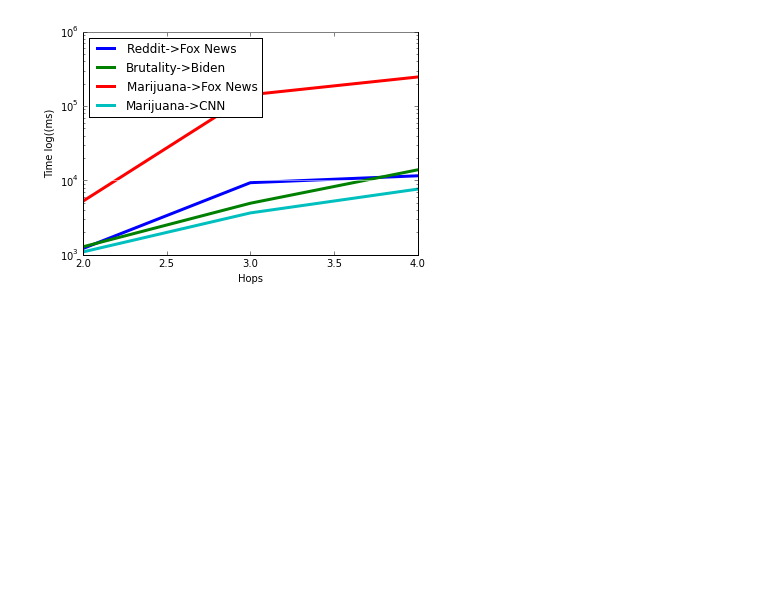
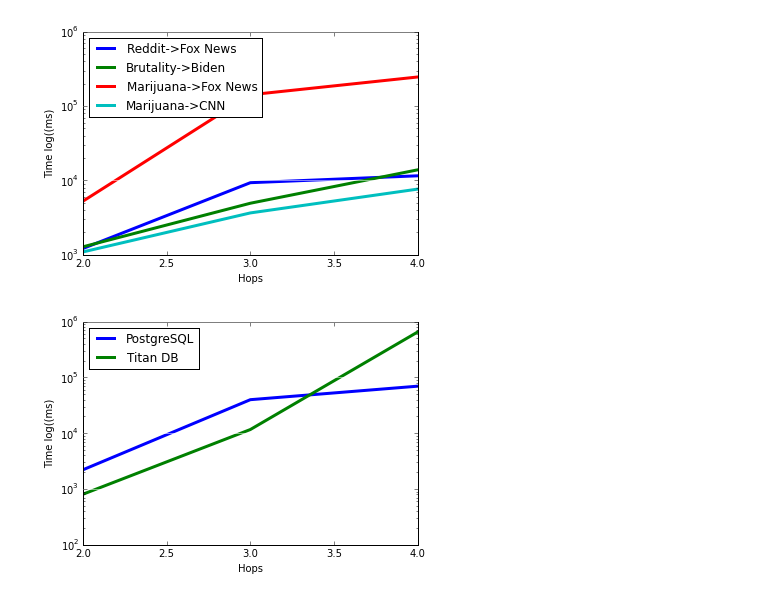
Before and after one commit to cegme/kbinference, a Jupyter notebook: notebooks/DissertationGraphs.ipynb, the cells around one changed output. Drawn from its saved outputs; the diff is of its cells as text; code cells hidden in the pictures; blank space fills up the shorter version.

Commit message:
Added new graph with data from both pg and titan, it shows a cool cross over

```diff
--- a/notebooks/DissertationGraphs.ipynb
+++ b/notebooks/DissertationGraphs.ipynb
@@ -124,3 +124,21 @@ plt.grid(axis = 'y', color ='white', linestyle='-')
 plt.yscale('log')
 # %% [output]
 [figure]
+# %%
+x = [2,3,4]
+
+y = [(1214.813+1280.593+5252.179+1092.694)/4,(9315.348+4932.598+141597.583+3654.444)/4,(11531.648+13872.730+245465.62+7640.435)/4]
+p1, = plt.plot(x,y,label="PostgreSQL",linewidth=3.0)
+
+
+y = [(1662+494+1037+34)/4,(19348+550+12822+13819)/4,(270222+21430+1343116+975784)/4]
+p2, = plt.plot(x,y,label="Titan DB",linewidth=3.0)
+
+
+plt.legend(handles=[p1,p2], loc=2)
+plt.ylabel("Time log((ms)")
+plt.xlabel("Hops")
+plt.grid(axis = 'y', color ='white', linestyle='-')
+plt.yscale('log')
+# %% [output]
+[figure, added]
```
